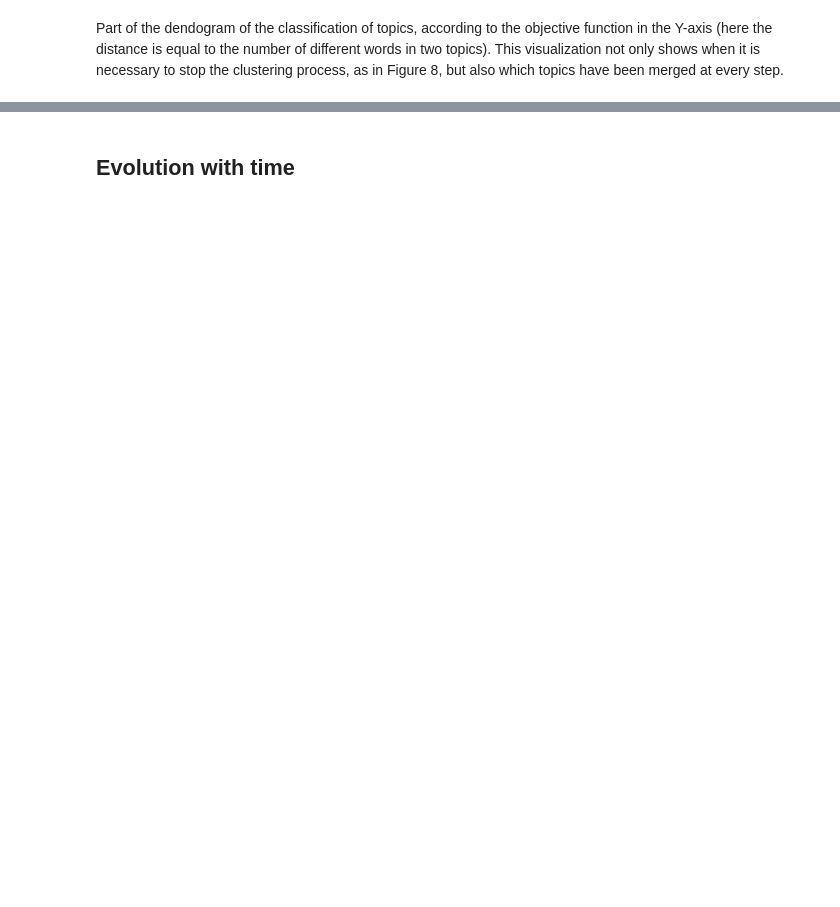
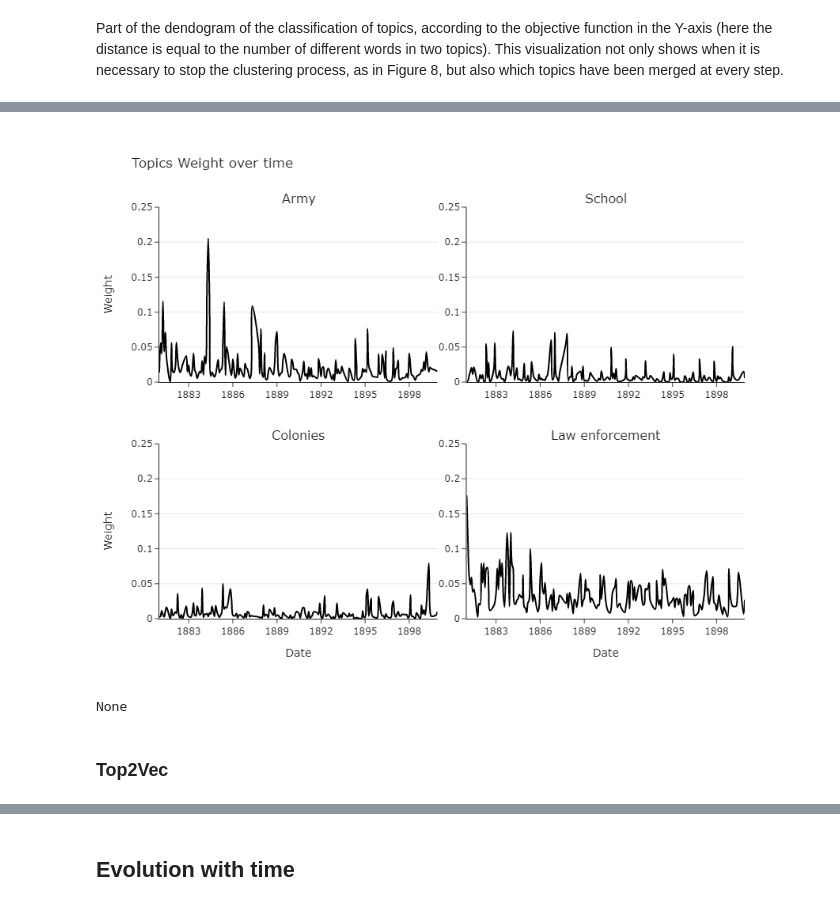
Before and after one commit to atomegoyan/template_jdh, a Jupyter notebook: author_guideline_template.ipynb, the cells around one changed output, grey strips where cells are left out. Cells and saved outputs as stored; diff of their text form; code cells hidden in the pictures; blank space fills up the shorter version.

```diff
--- a/author_guideline_template.ipynb
+++ b/author_guideline_template.ipynb
@@ -927,0 +946,66 @@ classes = {
+# %%
+def topics_evolution_over_month(topics = ["army","school","colonies","law enforcement"]) :
+
+    x=df_month.index
+    y =[df_month.loc[:,col] for col in cols]
+
+    fig = make_subplots(
+        rows=2, cols=2,
+        subplot_titles=("Army", "School", "Colonies", "Law enforcement"),
+        horizontal_spacing = 0.05,vertical_spacing=0.15)#,shared_yaxes=True)
+
+    fig.add_trace(go.Scatter( x=x, y=y[0],
+            hoverinfo='x+y',
+            mode='lines',name=cols[0],
+            marker_color="black",
+            line_shape='spline'
+            ),
+            row=1, col=1)
+    fig.add_trace(go.Scatter( x=x, y=y[1],
+            hoverinfo='x+y',
+            mode='lines',name=cols[1],
+            marker_color="black",
+            line_shape='spline'
+            ),
+            row=1, col=2)
+    fig.add_trace(go.Scatter( x=x, y=y[2],
+            hoverinfo='x+y',
+            mode='lines',name=cols[2],
+            marker_color="black",
+            line_shape='spline'
+            ),
+            row=2, col=1)
+    fig.add_trace(go.Scatter( x=x, y=y[3],
+            hoverinfo='x+y',
+            mode='lines',name=cols[3],
+            marker_color="black",
+            line_shape='spline'
+            ),
+            row=2, col=2)
+
+    fig.update_xaxes(title_text="", row=1, col=1)
+    fig.update_xaxes(title_text="", row=1, col=2)
+    fig.update_xaxes(title_text="Date", row=2, col=1)
+    fig.update_xaxes(title_text="Date", row=2, col=2)
+
+    fig.update_yaxes(title_text="Weight", range=[0, 0.25], row=1, col=1)
+    fig.update_yaxes(title_text="", range=[0, 0.25], row=1, col=2)
+    fig.update_yaxes(title_text="Weight", range=[0, 0.25], row=2, col=1)
+    fig.update_yaxes(title_text="", range=[0, 0.25], row=2, col=2)
+    fig.update_yaxes(showgrid=True)
+
+    fig.update_xaxes(dtick="M36")#,tickformat="%b\n%Y")
+
+    fig.update_layout(height=700, width=900,
+                      title_text="Topics Weight over time",template="simple_white",showlegend=False)
+    fig.write_image(r"media\topics_evolution_over_months.png")
+    caption_content = "Figure X: blabla"
+    display(fig.show(renderer="png"),metadata={"jdh":{"object":{"source": [caption_content]}}})
+
+    #fig.show()
+topics_evolution_over_month()
+# %% [output]
+[figure, added]
+None
+# %% [markdown]
+### Top2Vec
```
Also changed, not shown: parts of 44 cells of this notebook.
